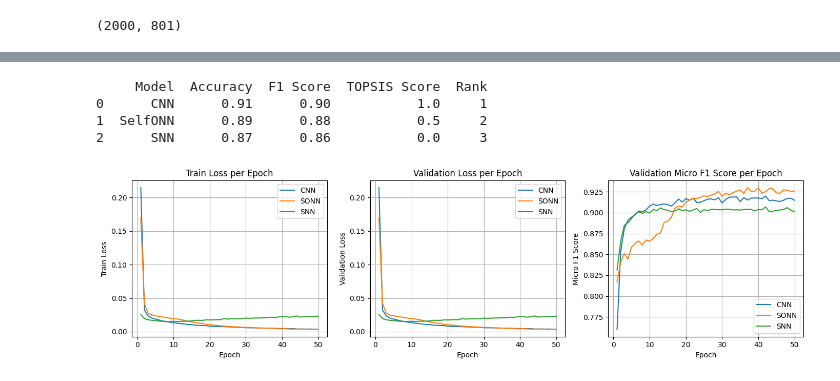
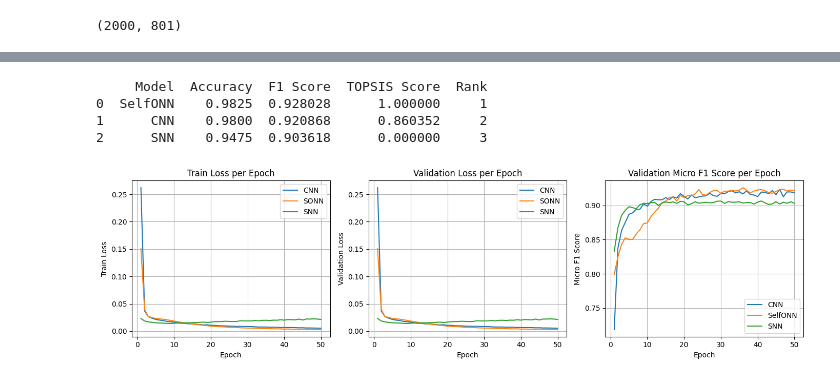
Before and after one commit to NeelTiwary/Ampli, a Jupyter notebook: neelmani.ipynb, the cells around one changed output, grey strips where cells are left out. Cells and saved outputs as stored; diff of their text form; code cells hidden in the pictures.

```diff
--- a/neelmani.ipynb
+++ b/neelmani.ipynb
@@ -1239,14 +1237,14 @@ def run_topsis(df, weights, impacts):
     return df
 
 
-# Example Data (replace these variables with your actual values)
-accuracy_SONN = 0.89
-accuracy_CNN = 0.91
-accuracy_SENN = 0.87
 
-f1_SONN = 0.88
-f1_CNN = 0.90
-f1_SENN = 0.86
+accuracy_SONN =accuracy_SONN
+accuracy_CNN = accuracy_CNN
+accuracy_SENN = accuracy_SENN
+
+f1_SONN = f1_SONN
+f1_CNN = f1_CNN
+f1_SENN = f1_SENN
 
 data = {
     'Model': ['SelfONN', 'CNN', 'SNN'],
@@ -1267,9 +1265,9 @@ result_df = run_topsis(df, weights, impacts)
 print(result_df)
 # %% [output]
      Model  Accuracy  F1 Score  TOPSIS Score  Rank
-0      CNN      0.91      0.90           1.0     1
-1  SelfONN      0.89      0.88           0.5     2
-2      SNN      0.87      0.86           0.0     3
+0  SelfONN    0.9825  0.928028      1.000000     1
+1      CNN    0.9800  0.920868      0.860352     2
+2      SNN    0.9475  0.903618      0.000000     3
 # %%
 import matplotlib.pyplot as plt
 
@@ -1300,32 +1298,32 @@ plt.xlabel('Epoch')
 plt.ylabel('Train Loss')
 plt.title('Train Loss per Epoch')
 plt.legend()
 plt.grid(True)
 
 # 2️⃣ Validation Loss Plot
 plt.subplot(1, 3, 2)
 plt.plot(epochs, modelA_val_losses, label='CNN')
 plt.plot(epochs, modelB_val_losses, label='SONN')
 plt.plot(epochs, modelC_val_losses, label='SNN')
 plt.xlabel('Epoch')
 plt.ylabel('Validation Loss')
 plt.title('Validation Loss per Epoch')
 plt.legend()
 plt.grid(True)
 
 # 3️⃣ Validation Accuracy / Micro F1 Plot
 plt.subplot(1, 3, 3)
 plt.plot(epochs, modelA_f1_scores, label='CNN')
-plt.plot(epochs, modelB_f1_scores, label='SONN')
+plt.plot(epochs, modelB_f1_scores, label='SelfONN')
 plt.plot(epochs, modelC_f1_scores, label='SNN')
 plt.xlabel('Epoch')
 plt.ylabel('Micro F1 Score')
 plt.title('Validation Micro F1 Score per Epoch')
 plt.legend()
 plt.grid(True)
 
 # Show full figure
 plt.tight_layout()
 plt.show()
 # %% [output]
-[figure, old version]
+[figure, new version]
```
Also changed, not shown: parts of 8 cells of this notebook.
